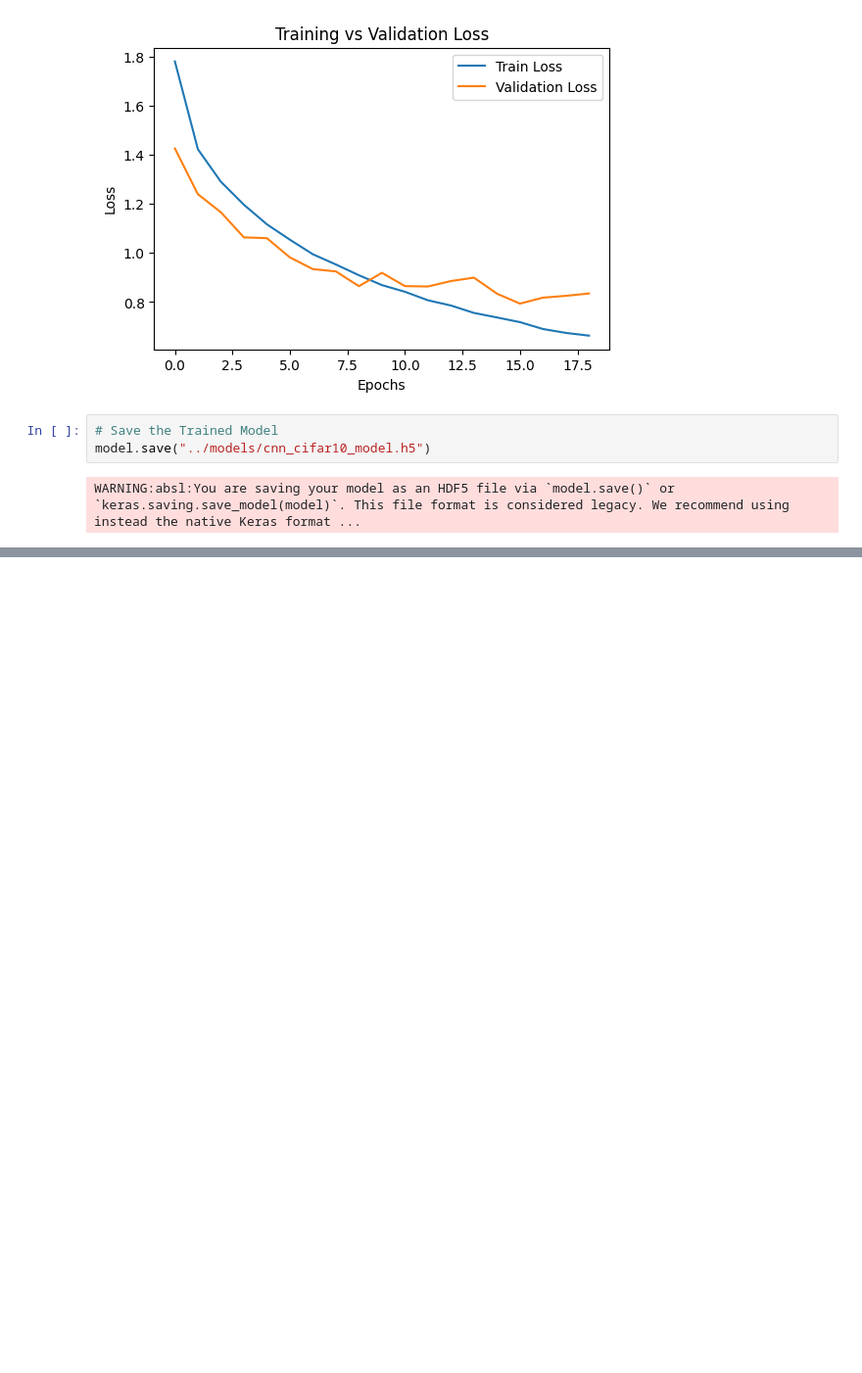
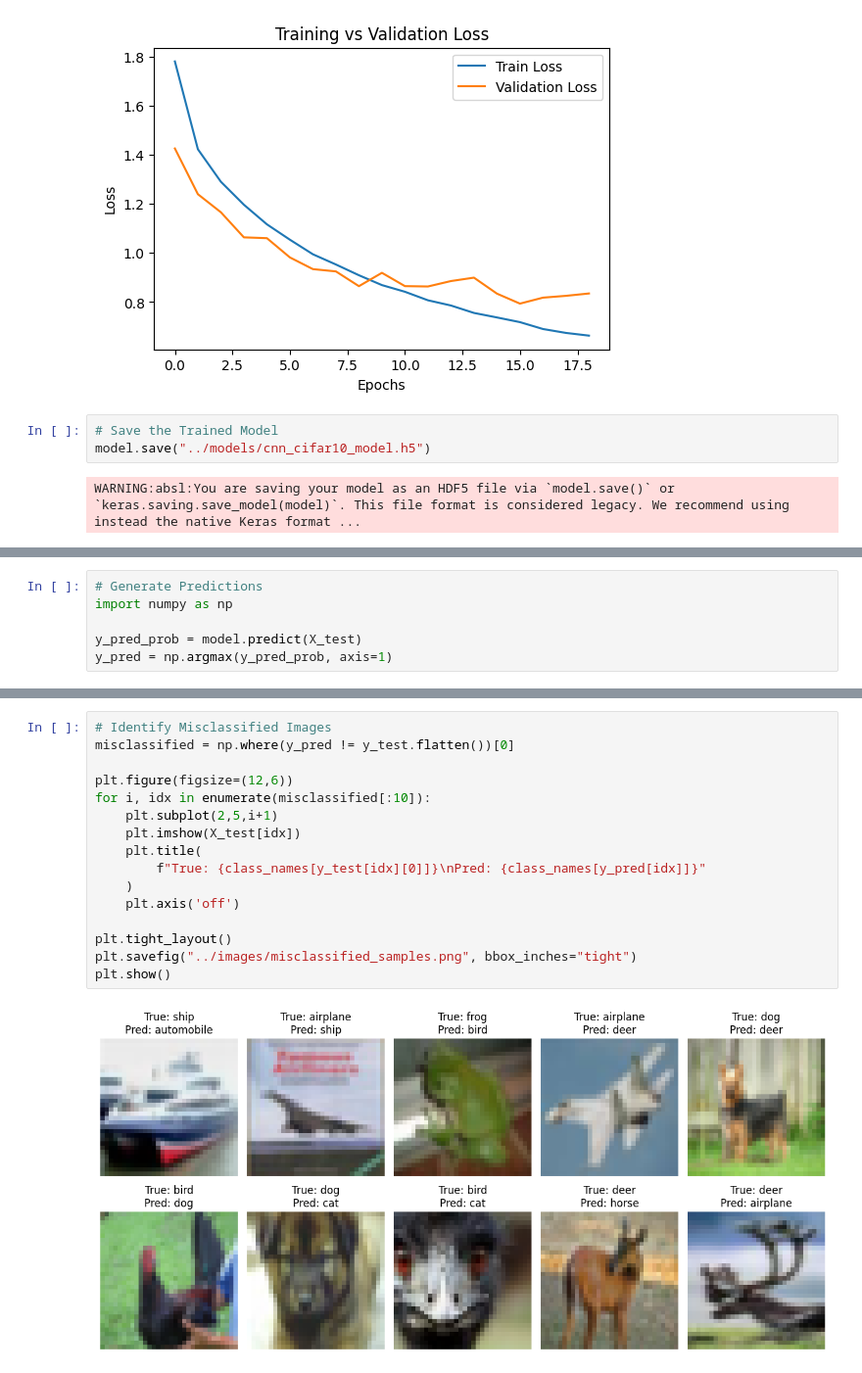
Before and after one commit to aadarsh-gobari/image-classification-cnn, a Jupyter notebook: notebooks/image_classification_cnn.ipynb, the cells around one changed output, grey strips where cells are left out. Shown at 98% size. Cells and saved outputs as stored; diff of their text form; blank space fills up the shorter version.

```diff
--- a/notebooks/image_classification_cnn.ipynb
+++ b/notebooks/image_classification_cnn.ipynb
@@ -174,0 +181,6 @@ WARNING:absl:You are saving your model as an HDF5 file via `model.save()` or `ke
+# %%
+# Generate Predictions
+import numpy as np
+
+y_pred_prob = model.predict(X_test)
+y_pred = np.argmax(y_pred_prob, axis=1)
@@ -174,0 +206,18 @@ WARNING:absl:You are saving your model as an HDF5 file via `model.save()` or `ke
+# %%
+# Identify Misclassified Images
+misclassified = np.where(y_pred != y_test.flatten())[0]
+
+plt.figure(figsize=(12,6))
+for i, idx in enumerate(misclassified[:10]):
+    plt.subplot(2,5,i+1)
+    plt.imshow(X_test[idx])
+    plt.title(
+        f"True: {class_names[y_test[idx][0]]}\nPred: {class_names[y_pred[idx]]}"
+    )
+    plt.axis('off')
+
+plt.tight_layout()
+plt.savefig("../images/misclassified_samples.png", bbox_inches="tight")
+plt.show()
+# %% [output]
+[figure, added]
```
Also changed, not shown: parts of 4 cells of this notebook, 3 other files.
